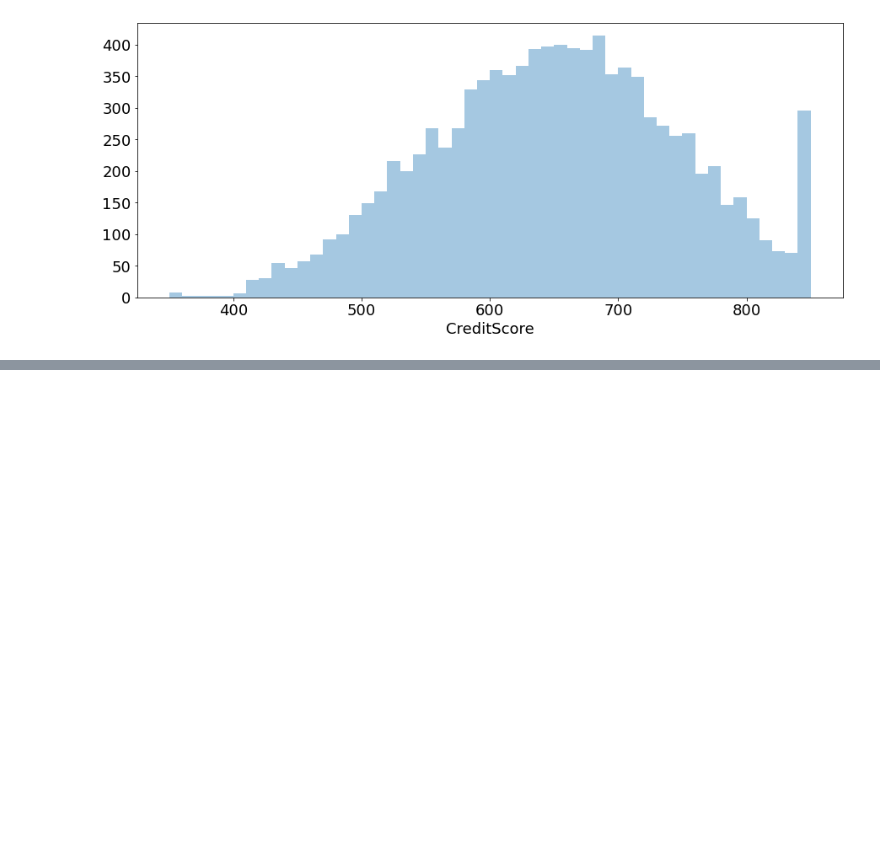
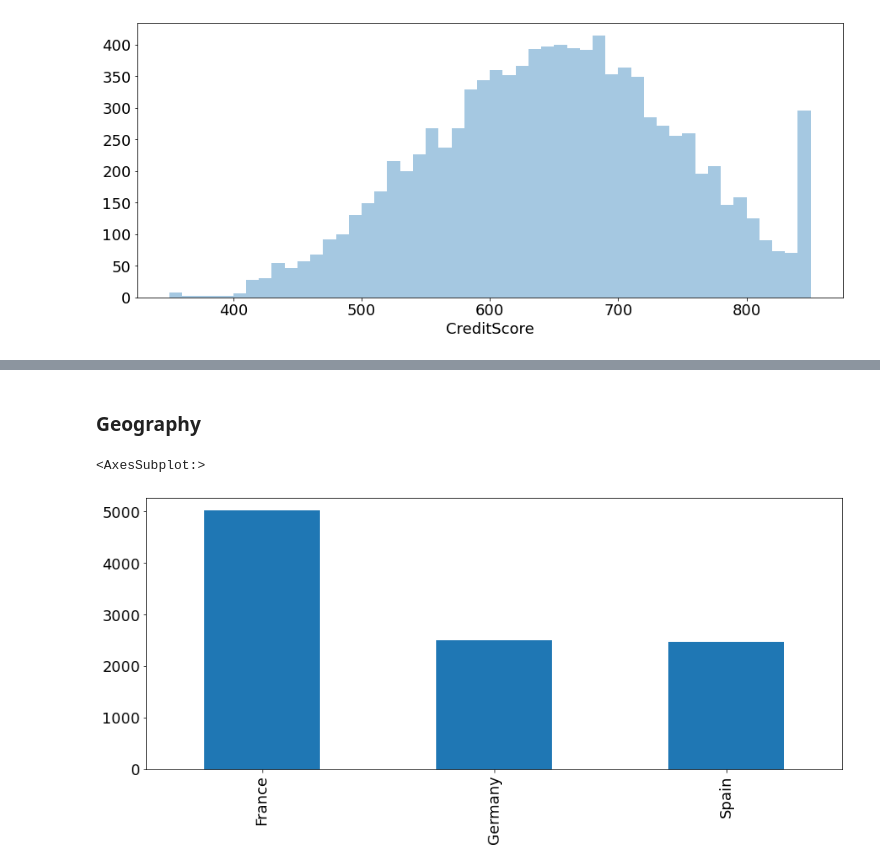
Before and after one commit to Yoyoyamato/churn_modeling, a Jupyter notebook: EDA.ipynb, the cells around one changed output, grey strips where cells are left out. Saved outputs shown, nothing was run; the diff lists cells and outputs as text; code cells hidden in the pictures; blank space fills up the shorter version.

```diff
--- a/EDA.ipynb
+++ b/EDA.ipynb
@@ -49,0 +70,7 @@ sns.distplot(df['CreditScore'],bins=50, kde=False)
+# %% [markdown]
+### Geography
+# %%
+df['Geography'].value_counts().head(20).plot(kind='bar')
+# %% [output]
+<AxesSubplot:>
+[figure, added]
```
Also changed, not shown: parts of 29 cells of this notebook.
